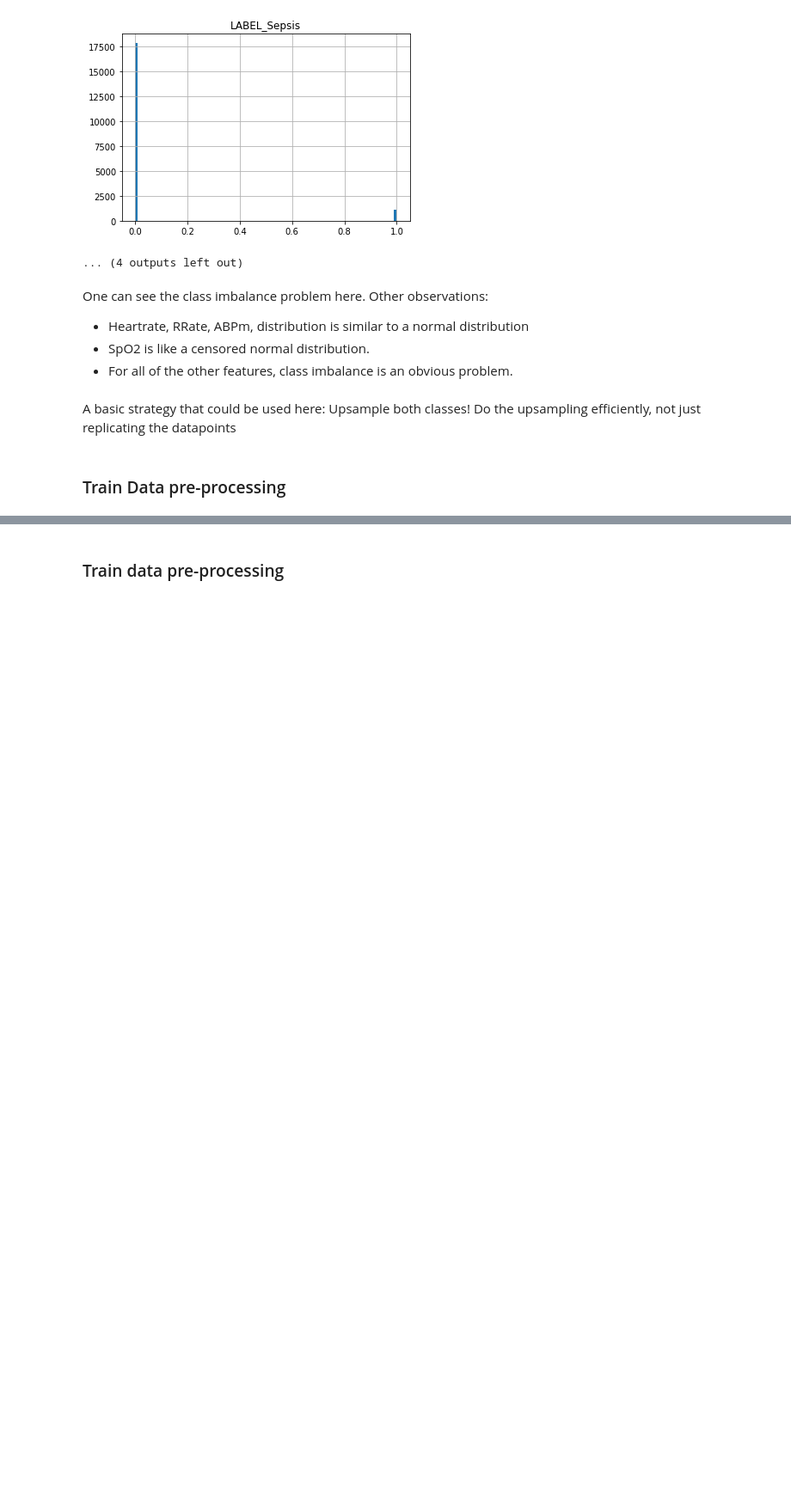
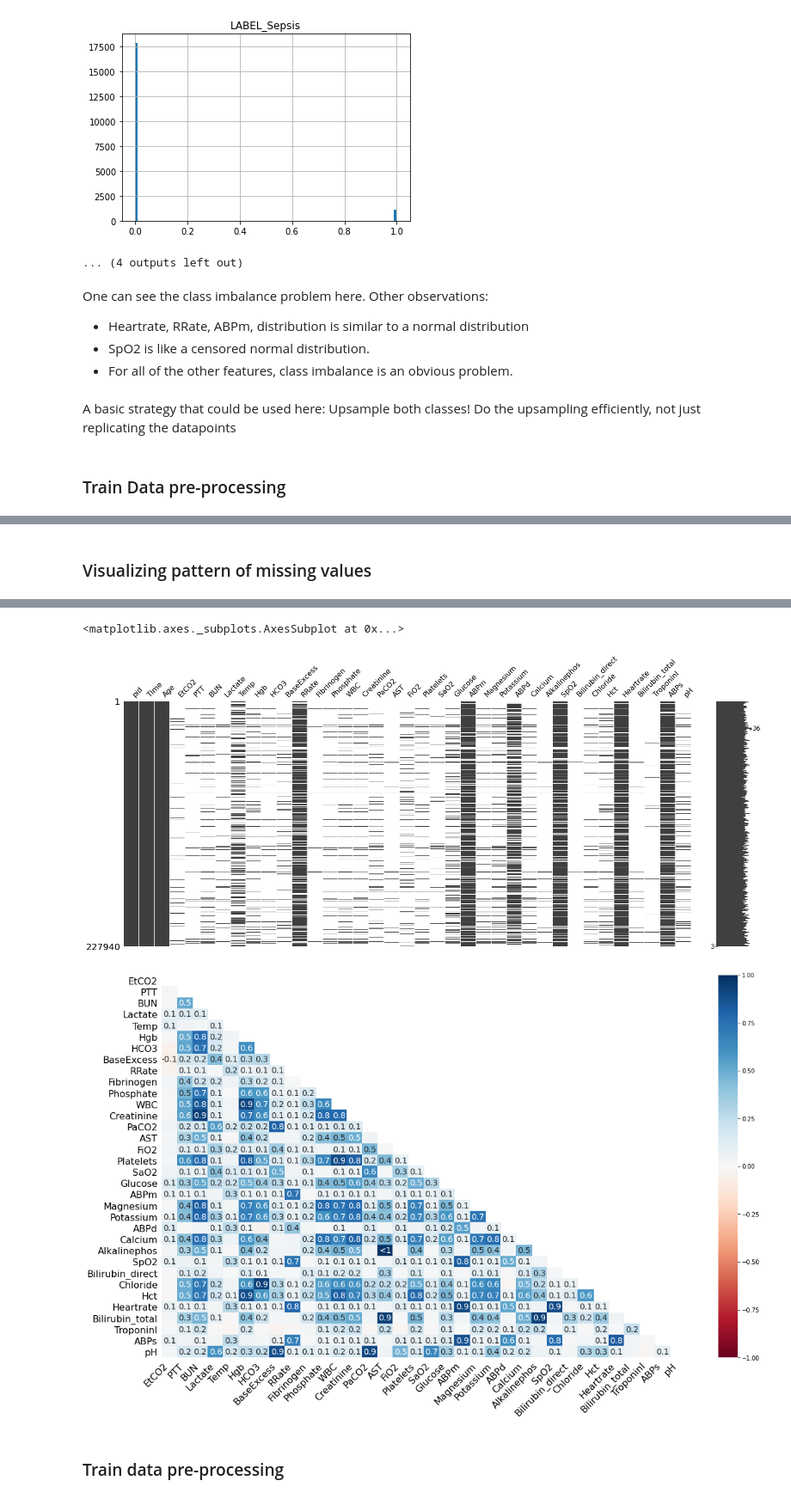
Before and after one commit to Ahmadrezauf/IntroToML, a Jupyter notebook: task_2/Ldt_task2.ipynb, the cells around one changed output, grey strips where cells are left out. Shown at 86% size. Saved outputs shown, nothing was run; the diff lists cells and outputs as text; code cells hidden in the pictures; blank space fills up the shorter version.

```diff
--- a/task_2/Ldt_task2.ipynb
+++ b/task_2/Ldt_task2.ipynb
@@ -72,10 +131,12 @@ A basic strategy that could be used here: Upsample both classes! Do the upsampli
+# %% [markdown]
+### Visualizing pattern of missing values
 # %%
-# data inspection:
-#############################################
-# range of the provided data?
-print(df_train_features.agg([min, max]))
+# how much missing data?
+print("Percentage of missing values:")
+print(df_train_features.isnull().sum(axis=0) / len(df_train_features))
 
-# how much missing data?
-print("number of missing values:")
-print(df_train_features.isnull().sum(axis=0))
+msno.matrix(df_train_features)
+
+# Plotting the correlation between the missing values
+msno.heatmap(df_train_features)
 # %% [output]
@@ -99,3 +160,6 @@ dtype: int64
+<matplotlib.axes._subplots.AxesSubplot at 0x...>
+[figure, added]
+[figure, added]
 # %% [markdown]
 ### Train data pre-processing
 # %%
```
Also changed, not shown: parts of 12 cells of this notebook, 9 other files.
